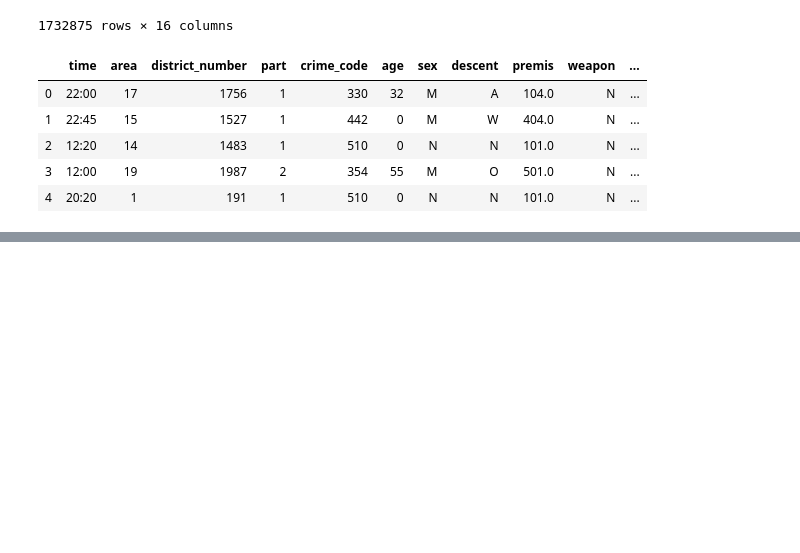
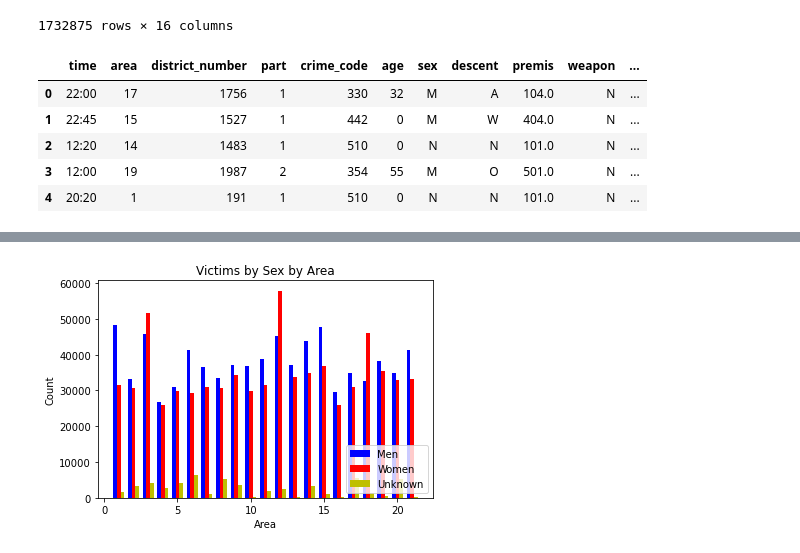
Before and after one commit to davefng/UCLA_ML, a Jupyter notebook: final.ipynb, the cells around one changed output, grey strips where cells are left out. Saved outputs shown, nothing was run; the diff lists cells and outputs as text; code cells hidden in the pictures; blank space fills up the shorter version.

```diff
--- a/final.ipynb
+++ b/final.ipynb
@@ -193,0 +214,20 @@ crime_new.head()
+# %%
+#print(crime_new.groupby('area').count())
+crime_new1 = crime_new[crime_new.sex.isin(['M','F','X'])]
+men = crime_new1[crime_new1.sex.isin(['M'])].groupby('area').count().sex
+women = crime_new1[crime_new1.sex.isin(['F'])].groupby('area').count().sex
+unknown = crime_new1[crime_new1.sex.isin(['X'])].groupby('area').count().sex
+indices = sorted(crime_new.area.unique())
+#Calculate optimal width
+width = np.min(np.diff(indices))/4
+
+plt.bar(indices-width,men,width,color='b',label='Men')
+plt.bar(indices,women,width,color='r',label='Women')
+plt.bar(indices+width,unknown,width,color='y',label='Unknown')
+plt.xlabel('Area')
+plt.ylabel('Count')
+plt.title('Victims by Sex by Area')
+plt.legend(loc='lower right')
+plt.show()
+# %% [output]
+[figure, added]
```
Also changed, not shown: parts of 11 cells of this notebook.
